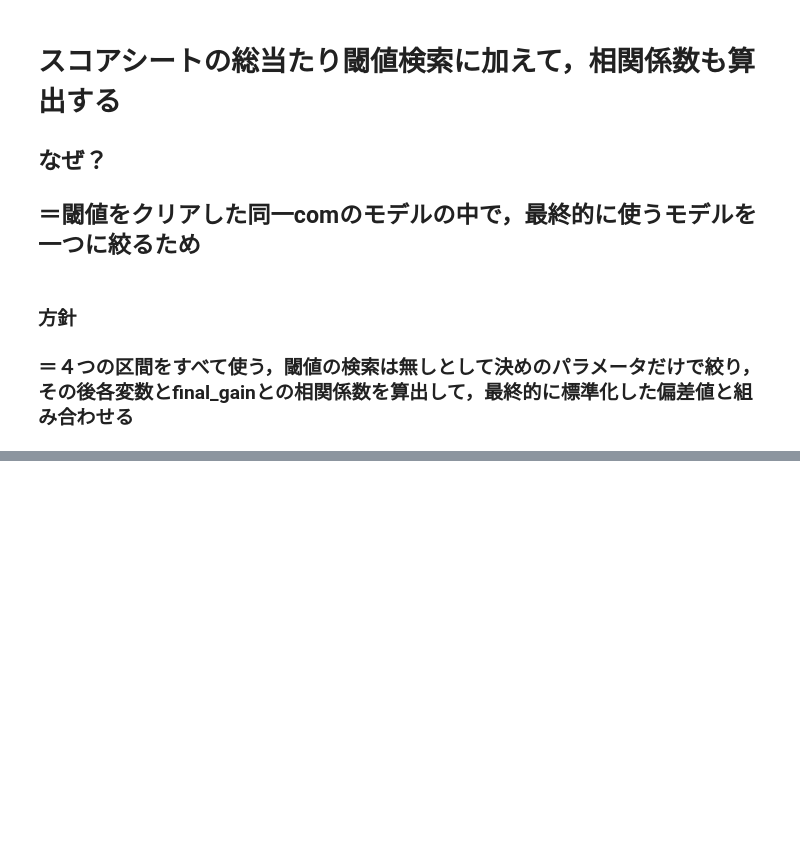
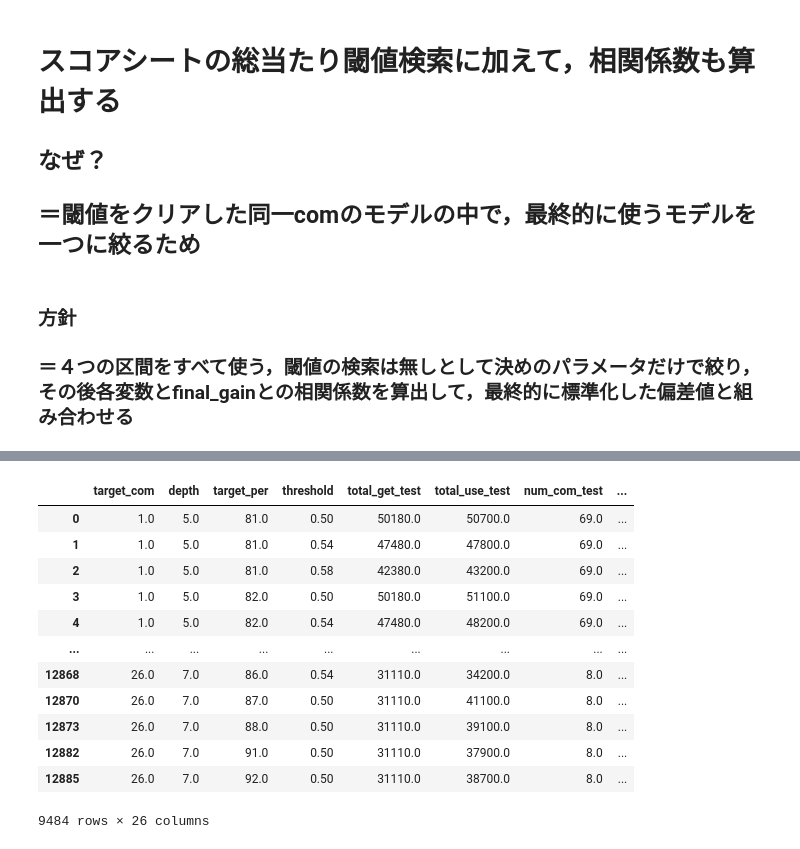
Before and after one commit to akibin0219/boatrace_bot_factry, a Jupyter notebook: analysis/V4_corr_analysis.ipynb, the cells around one changed output, grey strips where cells are left out. Drawn from its saved outputs; the diff is of its cells as text; code cells hidden in the pictures; blank space fills up the shorter version.

```diff
--- a/analysis/V4_corr_analysis.ipynb
+++ b/analysis/V4_corr_analysis.ipynb
@@ -80,3 +137,19 @@ diff_mea_med_final       0.230377
 Name: gain_final, dtype: float64
 # %%
 model_score_df.to_csv("ex.csv")
+# %%
+version_df
+# %% [output]
+|  | target_com | depth | target_per | threshold | total_get_test | total_use_test | num_com_test | ... |
+| 0 | 1.0 | 5.0 | 81.0 | 0.50 | 50180.0 | 50700.0 | 69.0 | ... |
+| 1 | 1.0 | 5.0 | 81.0 | 0.54 | 47480.0 | 47800.0 | 69.0 | ... |
+| 2 | 1.0 | 5.0 | 81.0 | 0.58 | 42380.0 | 43200.0 | 69.0 | ... |
+| 3 | 1.0 | 5.0 | 82.0 | 0.50 | 50180.0 | 51100.0 | 69.0 | ... |
+| 4 | 1.0 | 5.0 | 82.0 | 0.54 | 47480.0 | 48200.0 | 69.0 | ... |
+| ... | ... | ... | ... | ... | ... | ... | ... | ... |
+| 12868 | 26.0 | 7.0 | 86.0 | 0.54 | 31110.0 | 34200.0 | 8.0 | ... |
+| 12870 | 26.0 | 7.0 | 87.0 | 0.50 | 31110.0 | 41100.0 | 8.0 | ... |
+| 12873 | 26.0 | 7.0 | 88.0 | 0.50 | 31110.0 | 39100.0 | 8.0 | ... |
+| 12882 | 26.0 | 7.0 | 91.0 | 0.50 | 31110.0 | 37900.0 | 8.0 | ... |
+| 12885 | 26.0 | 7.0 | 92.0 | 0.50 | 31110.0 | 38700.0 | 8.0 | ... |
+9484 rows × 26 columns
```
Also changed, not shown: parts of 3 cells of this notebook, 7 other files.
